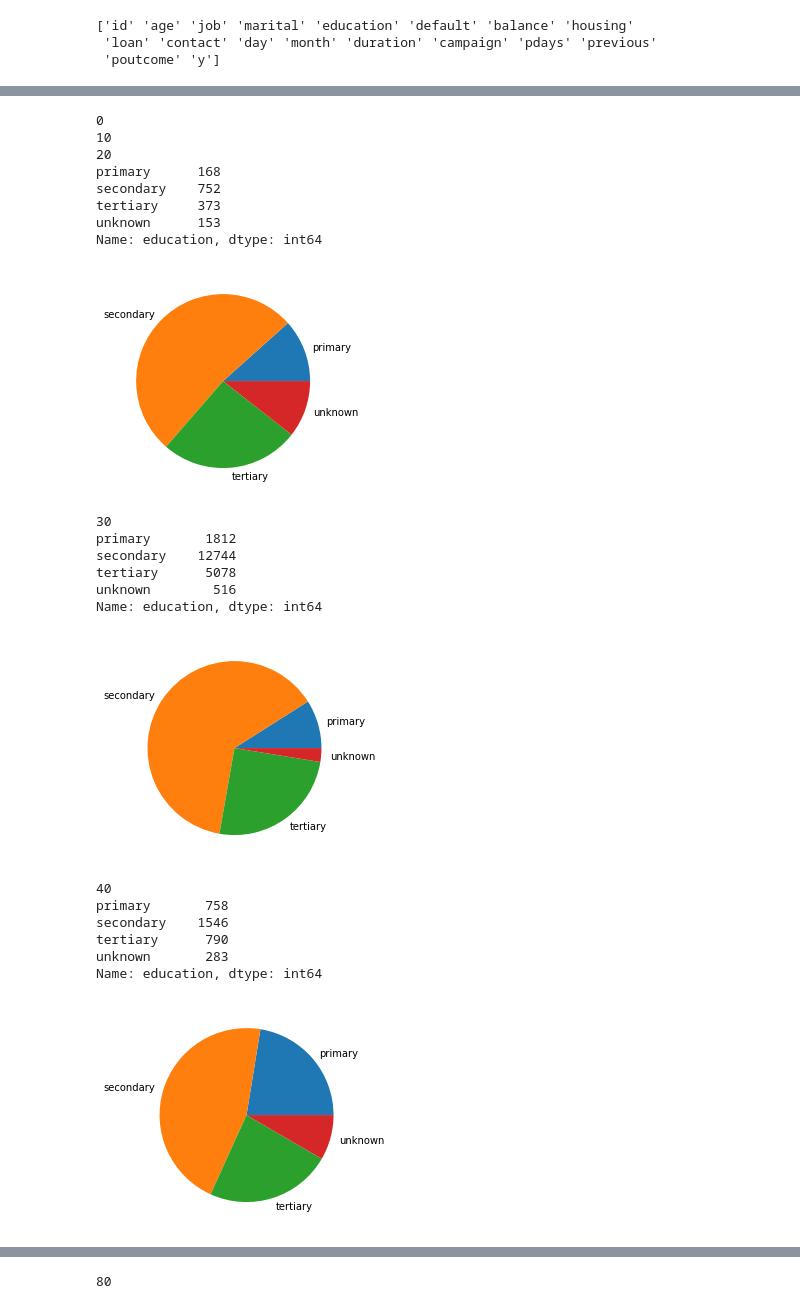
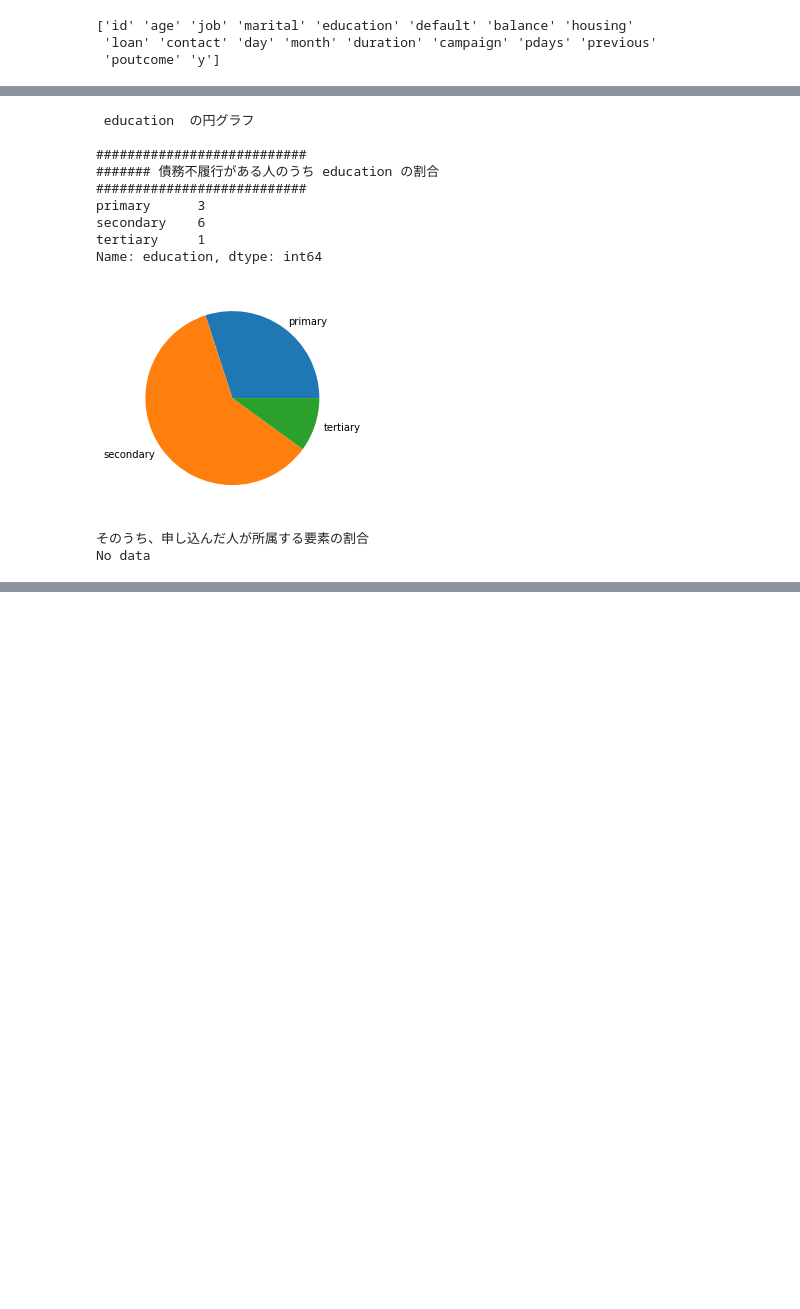
Before and after one commit to tiger0421/studying_data_analysis, a Jupyter notebook: visualize.ipynb, the cells around one changed output, grey strips where cells are left out. Drawn from its saved outputs; the diff is of its cells as text; code cells hidden in the pictures; blank space fills up the shorter version.

```diff
--- a/visualize.ipynb
+++ b/visualize.ipynb
@@ -292,26 +412,38 @@ No data
+# %%
+def relationship_default(feature):
+    print("\n", feature, " の円グラフ\n")
+    tmp_df = train_df
+    print("###########################")
+    print("#######", "債務不履行がある人のうち", feature, "の割合")
+    print("###########################")
+    sort_default_series = tmp_df.query('default == "yes"')[feature].value_counts().sort_index()
+    sort_default_y_series = tmp_df.query('(default == "yes") & (y == 1)')[feature].value_counts().sort_index()
+    print(sort_default_series)
+    if len(sort_default_series) != 0:
+        plt.pie(sort_default_series, labels=sort_default_series.index)
+        plt.show()
+
+        print("そのうち、申し込んだ人が所属する要素の割合")
+        if(len(sort_default_y_series) != 0):
+            print(sort_default_y_series)
+            plt.pie(sort_default_y_series, labels=sort_default_y_series.index)
+            plt.show()
+        else:
+            print("No data\n")
+    else:
+        print("No data\n")
 # %%
-relationship_age("education")
+relationship_default("education")
 # %% [output]
-0
-10
-20
-primary      168
-secondary    752
-tertiary     373
-unknown      153
+ education  の円グラフ
+
+###########################
+####### 債務不履行がある人のうち education の割合
+###########################
+primary      3
+secondary    6
+tertiary     1
 Name: education, dtype: int64
-[figure, old version]
+[figure, new version]
-30
-primary       1812
-secondary    12744
-tertiary      5078
-unknown        516
-Name: education, dtype: int64
+そのうち、申し込んだ人が所属する要素の割合
+No data
-[figure, removed]
-40
-primary       758
-secondary    1546
-tertiary      790
-unknown       283
-Name: education, dtype: int64
-[figure, removed]
@@ -337 +449,0 @@ Name: education, dtype: int64
-80
```
Also changed, not shown: parts of 9 cells of this notebook.
